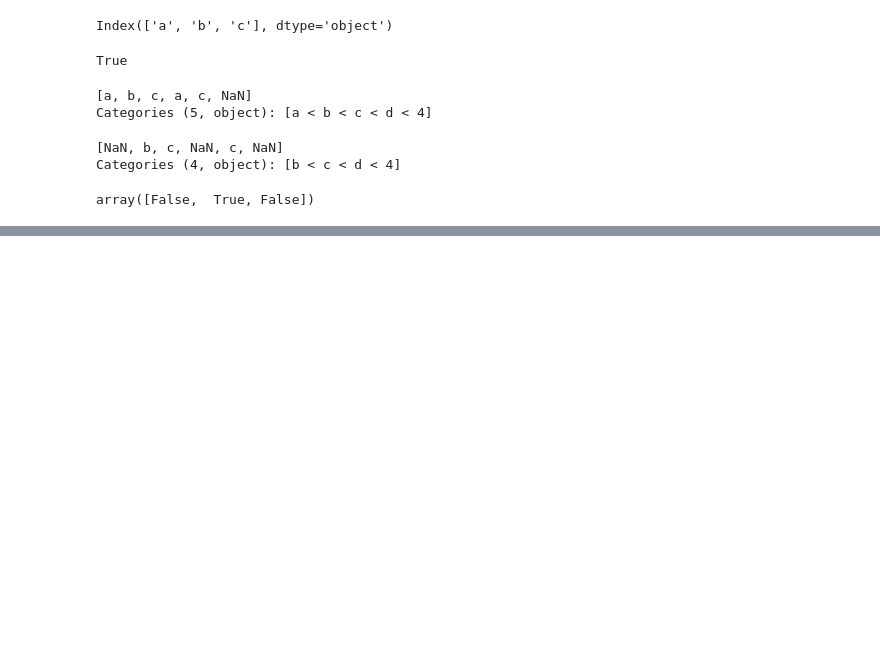
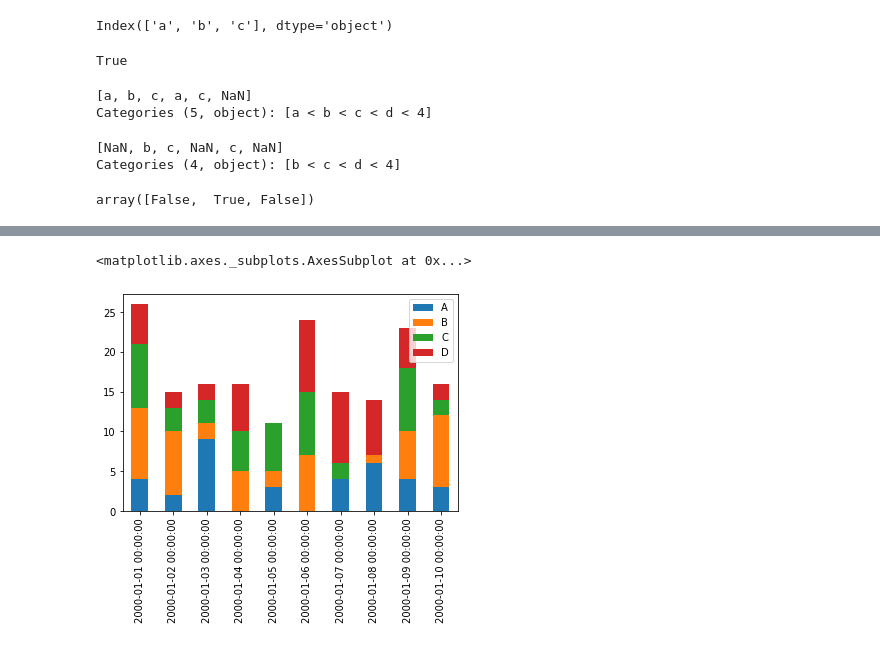
Before and after one commit to mga321/tutorialspoint_notebooks, a Jupyter notebook: pandas.ipynb, the cells around one changed output, grey strips where cells are left out. Cells and saved outputs as stored; diff of their text form; code cells hidden in the pictures; blank space fills up the shorter version.

```diff
--- a/pandas.ipynb
+++ b/pandas.ipynb
@@ -2038,0 +2063,6 @@ array([False,  True, False])
+# %%
+# Example 2: Create a stacked bar plot
+df.plot.bar(stacked=True)
+# %% [output]
+<matplotlib.axes._subplots.AxesSubplot at 0x...>
+[figure, added]
```
Also changed, not shown: parts of 7 cells of this notebook.
